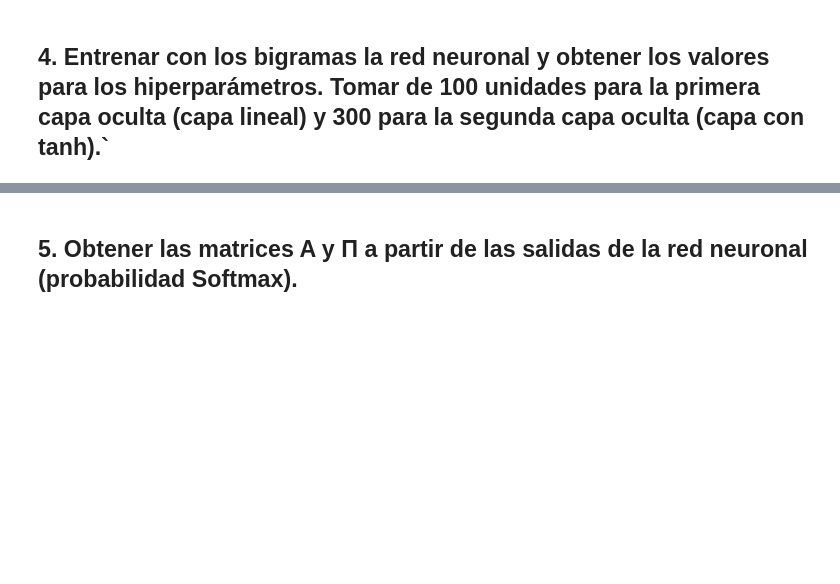
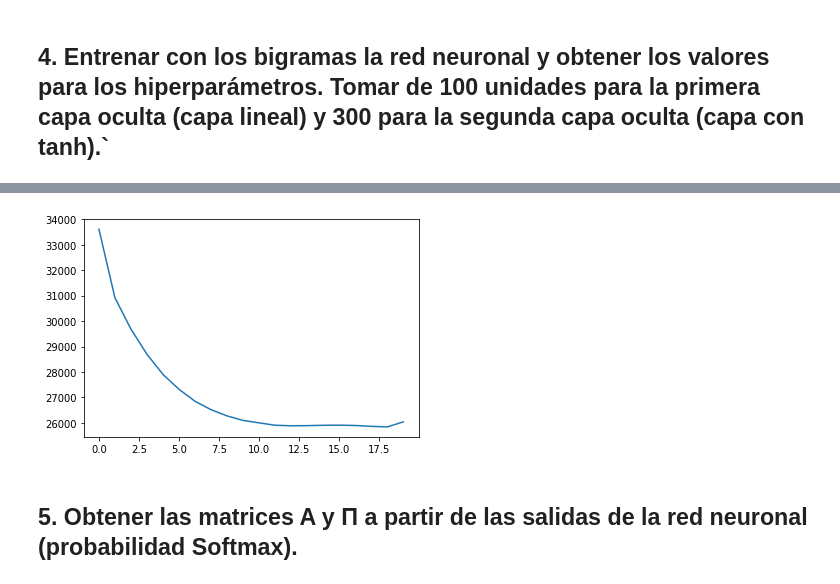
Before and after one commit to penserbjorne/clase-pln, a Jupyter notebook: 02_practica/practica_2.ipynb, the cells around one changed output, grey strips where cells are left out. Drawn from its saved outputs; the diff is of its cells as text; code cells hidden in the pictures; blank space fills up the shorter version.

Commit message:
Se añadio el modelo de Bengio

```diff
--- a/02_practica/practica_2.ipynb
+++ b/02_practica/practica_2.ipynb
@@ -275,7 +375,9 @@ Ejemplos de bigramas de evaluacion
 # %%
 # Definimos hiperparametros de la red
-T = 100    # Numero de iteraciones
+T = 20    # Numero de iteraciones
 d = 100    # Dimension de los embeddings
 m = 300    # Numero de unidades en la capa oculta
 n = 0.1    # Rango de aprendizaje
 N = len(train_vocab) # Tamaño del vocabulario
+
+print("Tamaño del vocabulario: ", N)
@@ -281,0 +386,5 @@ N = len(train_vocab) # Tamaño del vocabulario
+# %%
+# Creamos objeto del modelo y lo entrenamos
+modelo = Bengio(train_bigrams, T, d, m, n, N)
+modelo.initialize_params()
+modelo.train()
@@ -282,3 +409,9 @@ N = len(train_vocab) # Tamaño del vocabulario
+# %%
+# Vemos como fue el desempeño del modelo
+plt.plot(modelo.getRisk())
+plt.show()
+# %% [output]
+[figure, added]
 # %% [markdown]
 ## 5. Obtener las matrices A y Π a partir de las salidas de la red neuronal (probabilidad Softmax).
 # %%
```
Also changed, not shown: parts of 10 cells of this notebook.
